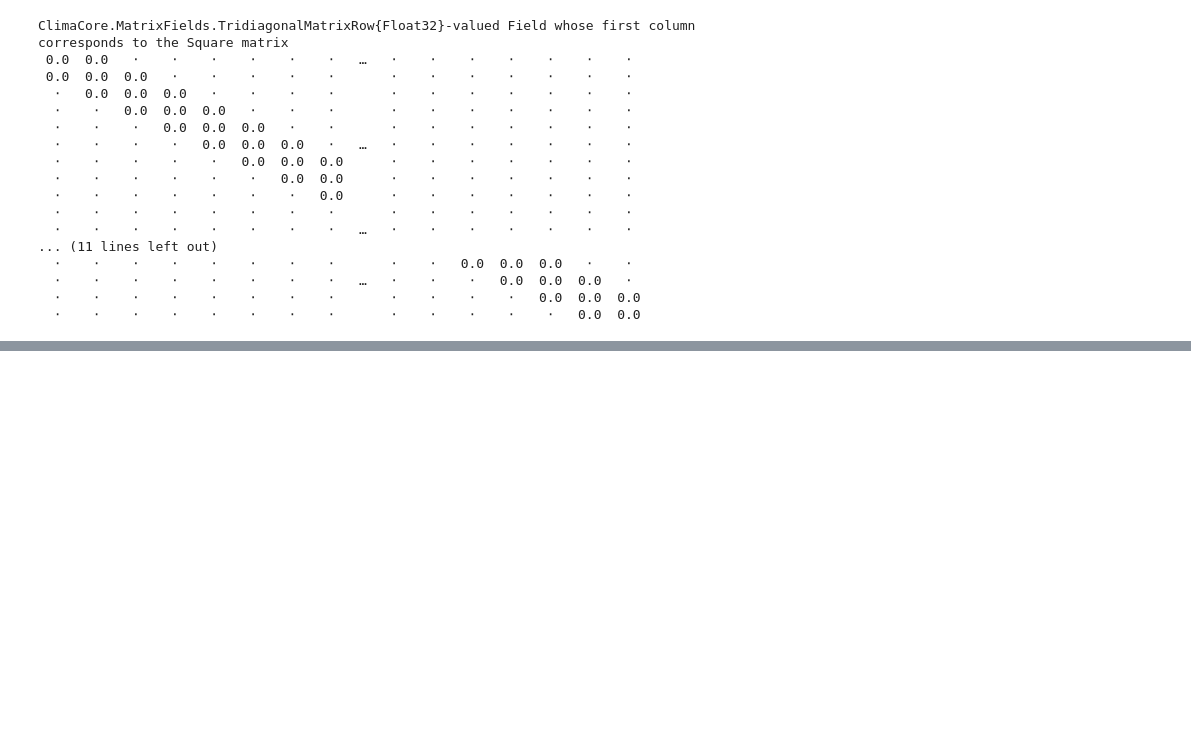
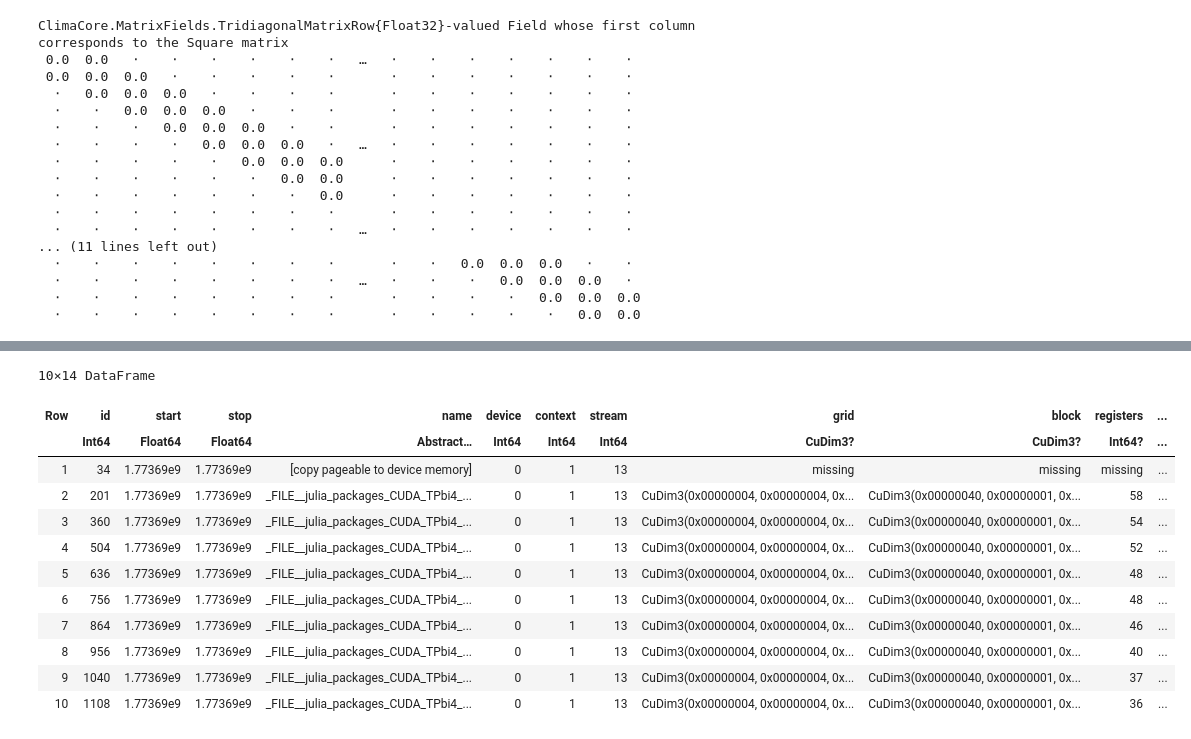
Before and after one commit to petebachant/climaatmos-opt, a Jupyter notebook: notebooks/benchmark-localgeom-tr.ipynb, the cells around one changed output, grey strips where cells are left out. Cells and saved outputs as stored; diff of their text form; code cells hidden in the pictures; blank space fills up the shorter version.

```diff
--- a/notebooks/benchmark-localgeom-tr.ipynb
+++ b/notebooks/benchmark-localgeom-tr.ipynb
@@ -257,3 +257,17 @@ ClimaCore.MatrixFields.TridiagonalMatrixRow{Float32}-valued Field whose first co
   ⋅    ⋅    ⋅    ⋅    ⋅    ⋅    ⋅    ⋅   …   ⋅    ⋅    ⋅   0.0  0.0  0.0   ⋅
   ⋅    ⋅    ⋅    ⋅    ⋅    ⋅    ⋅    ⋅       ⋅    ⋅    ⋅    ⋅   0.0  0.0  0.0
   ⋅    ⋅    ⋅    ⋅    ⋅    ⋅    ⋅    ⋅       ⋅    ⋅    ⋅    ⋅    ⋅   0.0  0.0
+# %%
+res = CUDA.@profile trace=true begin
+    @. ((bi_fs[1] * di_cs[1] * bi_cs[1]) + (bi_fs[2] * di_cs[2] * bi_cs[2]) + (bi_fs[3] * di_cs[3] * bi_cs[3]) + (bi_fs[4] * di_cs[4] * bi_cs[4]) + (bi_fs[5] * di_cs[5] * bi_cs[5]) + (bi_fs[6] * di_cs[6] * bi_cs[6]) + (bi_fs[7] * di_cs[7] * bi_cs[7]) + (bi_fs[8] * di_cs[8] * bi_cs[8]) + (bi_fs[9] * di_cs[9] * bi_cs[9])) - tri
+    @. ((bi_fs[1] * di_cs[1] * bi_cs[1]) + (bi_fs[2] * di_cs[2] * bi_cs[2]) + (bi_fs[3] * di_cs[3] * bi_cs[3]) + (bi_fs[4] * di_cs[4] * bi_cs[4]) + (bi_fs[5] * di_cs[5] * bi_cs[5]) + (bi_fs[6] * di_cs[6] * bi_cs[6]) + (bi_fs[7] * di_cs[7] * bi_cs[7]) + (bi_fs[8] * di_cs[8] * bi_cs[8])) - tri
+    @. ((bi_fs[1] * di_cs[1] * bi_cs[1]) + (bi_fs[2] * di_cs[2] * bi_cs[2]) + (bi_fs[3] * di_cs[3] * bi_cs[3]) + (bi_fs[4] * di_cs[4] * bi_cs[4]) + (bi_fs[5] * di_cs[5] * bi_cs[5]) + (bi_fs[6] * di_cs[6] * bi_cs[6]) + (bi_fs[7] * di_cs[7] * bi_cs[7])) - tri
+    @. ((bi_fs[1] * di_cs[1] * bi_cs[1]) + (bi_fs[2] * di_cs[2] * bi_cs[2]) + (bi_fs[3] * di_cs[3] * bi_cs[3]) + (bi_fs[4] * di_cs[4] * bi_cs[4]) + (bi_fs[5] * di_cs[5] * bi_cs[5]) + (bi_fs[6] * di_cs[6] * bi_cs[6])) - tri
+    @. ((bi_fs[1] * di_cs[1] * bi_cs[1]) + (bi_fs[2] * di_cs[2] * bi_cs[2]) + (bi_fs[3] * di_cs[3] * bi_cs[3]) + (bi_fs[4] * di_cs[4] * bi_cs[4]) + (bi_fs[5] * di_cs[5] * bi_cs[5])) - tri
+    @. ((bi_fs[1] * di_cs[1] * bi_cs[1]) + (bi_fs[2] * di_cs[2] * bi_cs[2]) + (bi_fs[3] * di_cs[3] * bi_cs[3]) + (bi_fs[4] * di_cs[4] * bi_cs[4])) - tri
+    @. ((bi_fs[1] * di_cs[1] * bi_cs[1]) + (bi_fs[2] * di_cs[2] * bi_cs[2]) + (bi_fs[3] * di_cs[3] * bi_cs[3])) - tri
+    @. ((bi_fs[1] * di_cs[1] * bi_cs[1]) + (bi_fs[2] * di_cs[2] * bi_cs[2])) - tri
+    @. ((bi_fs[1] * di_cs[1] * bi_cs[1])) - tri
+end
+
+res
@@ -260,3 +292,19 @@ ClimaCore.MatrixFields.TridiagonalMatrixRow{Float32}-valued Field whose first co
+# %%
+res.device
+# %% [output]
+10×14 DataFrame
+| Row | id | start | stop | name | device | context | stream | grid | block | registers | ... |
+|  | Int64 | Float64 | Float64 | Abstract… | Int64 | Int64 | Int64 | CuDim3? | CuDim3? | Int64? | ... |
+| 1 | 34 | 1.77369e9 | 1.77369e9 | [copy pageable to device memory] | 0 | 1 | 13 | missing | missing | missing | ... |
+| 2 | 201 | 1.77369e9 | 1.77369e9 | _FILE__julia_packages_CUDA_TPbi4_... | 0 | 1 | 13 | CuDim3(0x00000004, 0x00000004, 0x... | CuDim3(0x00000040, 0x00000001, 0x... | 58 | ... |
+| 3 | 360 | 1.77369e9 | 1.77369e9 | _FILE__julia_packages_CUDA_TPbi4_... | 0 | 1 | 13 | CuDim3(0x00000004, 0x00000004, 0x... | CuDim3(0x00000040, 0x00000001, 0x... | 54 | ... |
+| 4 | 504 | 1.77369e9 | 1.77369e9 | _FILE__julia_packages_CUDA_TPbi4_... | 0 | 1 | 13 | CuDim3(0x00000004, 0x00000004, 0x... | CuDim3(0x00000040, 0x00000001, 0x... | 52 | ... |
+| 5 | 636 | 1.77369e9 | 1.77369e9 | _FILE__julia_packages_CUDA_TPbi4_... | 0 | 1 | 13 | CuDim3(0x00000004, 0x00000004, 0x... | CuDim3(0x00000040, 0x00000001, 0x... | 48 | ... |
+| 6 | 756 | 1.77369e9 | 1.77369e9 | _FILE__julia_packages_CUDA_TPbi4_... | 0 | 1 | 13 | CuDim3(0x00000004, 0x00000004, 0x... | CuDim3(0x00000040, 0x00000001, 0x... | 48 | ... |
+| 7 | 864 | 1.77369e9 | 1.77369e9 | _FILE__julia_packages_CUDA_TPbi4_... | 0 | 1 | 13 | CuDim3(0x00000004, 0x00000004, 0x... | CuDim3(0x00000040, 0x00000001, 0x... | 46 | ... |
+| 8 | 956 | 1.77369e9 | 1.77369e9 | _FILE__julia_packages_CUDA_TPbi4_... | 0 | 1 | 13 | CuDim3(0x00000004, 0x00000004, 0x... | CuDim3(0x00000040, 0x00000001, 0x... | 40 | ... |
+| 9 | 1040 | 1.77369e9 | 1.77369e9 | _FILE__julia_packages_CUDA_TPbi4_... | 0 | 1 | 13 | CuDim3(0x00000004, 0x00000004, 0x... | CuDim3(0x00000040, 0x00000001, 0x... | 37 | ... |
+| 10 | 1108 | 1.77369e9 | 1.77369e9 | _FILE__julia_packages_CUDA_TPbi4_... | 0 | 1 | 13 | CuDim3(0x00000004, 0x00000004, 0x... | CuDim3(0x00000040, 0x00000001, 0x... | 36 | ... |
 # %%
 CUDA.@profile trace = true begin
     @. ((bi_fs[1] * di_cs[1] * bi_cs[1])) - tri
```
Also changed, not shown: parts of 10 cells of this notebook, 4 other files.
